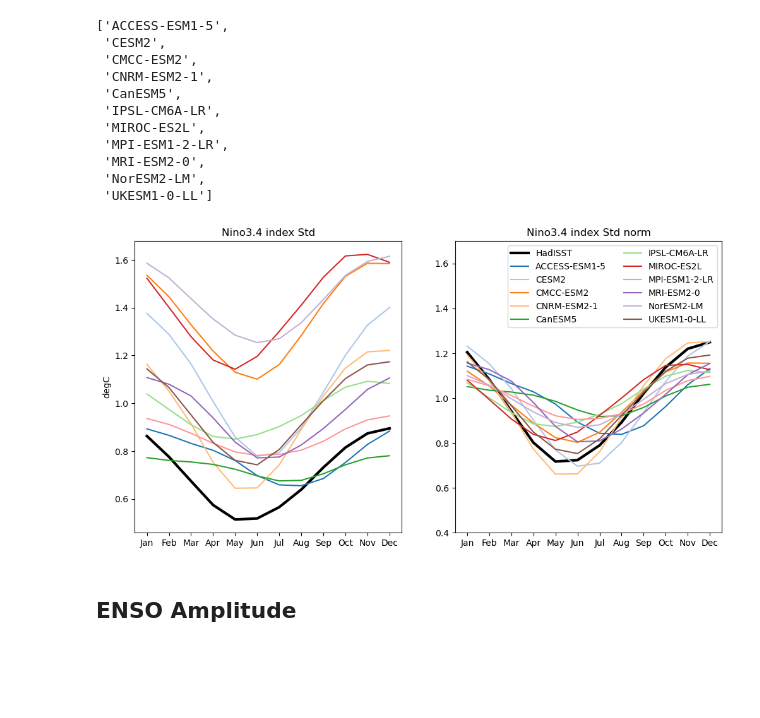
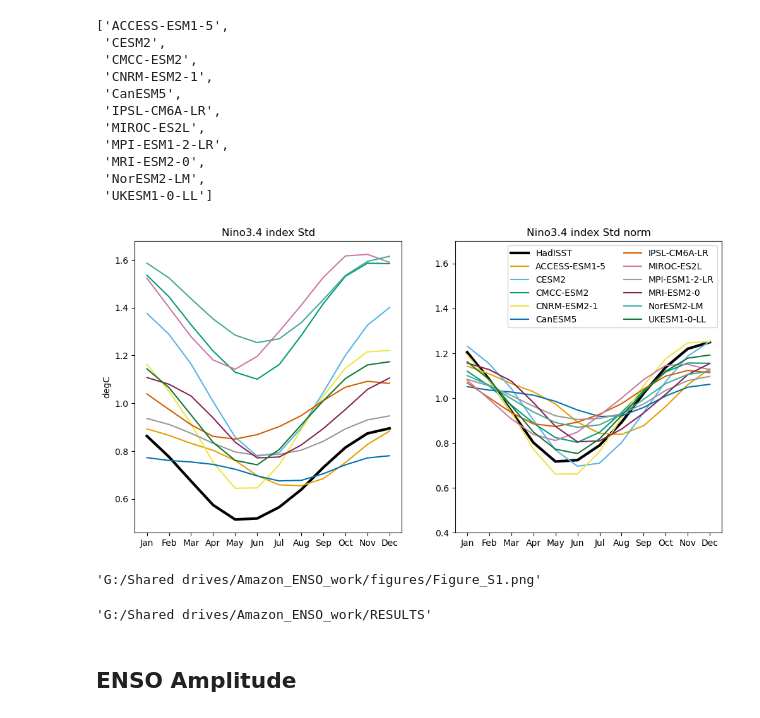
Before and after one commit to Matteo-Mastro/Amazon_CMIP6, a Jupyter notebook: Code/analysis/Figure S1,S17,S18.ipynb, the cells around one changed output. Cells and saved outputs as stored; diff of their text form; code cells hidden in the pictures; blank space fills up the shorter version.

```diff
--- a/Code/analysis/Figure S1,S17,S18.ipynb
+++ b/Code/analysis/Figure S1,S17,S18.ipynb
@@ -103,8 +103,7 @@ def xr_mean_esm(xarray_list):
 data_path = 'C:/Users/mastr/Documents/Amazon'
 
 # -- Path for the output files (images, etc)
-out_path = 'C:/Users/mastr/Documents/Amazon/RESULTS'
-out_path = 'G:/Shared drives/Amazon_ENSO_work/RESULTS'
+out_path = 'G:/Shared drives/Amazon_ENSO_work/figures'
 
 # -- Create directories
 checkDir(data_path)
@@ -248,39 +247,51 @@ sorted(list(set(esm)))
 data_list = esm.copy()
 data_list = sorted(list(set(data_list)))
 data_list.insert(0,"HadISST")
 
 fig, axs = plt.subplots(nrows=1, ncols=2, figsize=(12, 6)) #, constrained_layout=True)
 months = ["Jan", "Feb", "Mar", "Apr", "May", "Jun", "Jul", "Aug", "Sep", "Oct", "Nov", "Dec"]
 
 axs[0].plot(nino34_obs, color = 'black', linewidth = 3)
 axs[1].plot(nino34_obs_norm, color = 'black', linewidth = 3)
 
-cmap = plt.cm.get_cmap('tab20')
-colors = {model: cmap(i) for i, model in enumerate(sorted(list(set(esm))))}
+colorblind_12 = [
+   "#E69F00", "#56B4E9", "#009E73", "#F0E442",
+    "#0072B2", "#D55E00", "#CC79A7", "#999999",
+    "#882255", "#44AA99", "#117733", "#DDCC77"
+]
+colors = {model: colorblind_12[i] for i, model in enumerate(sorted(list(set(esm))))}
 
 # axs[0].set_prop_cycle(color=colors)
 # axs[1].set_prop_cycle(color=colors)
 
 
 for i, item in enumerate(sorted(list(set(esm)))):
     axs[0].plot(months, nino34[item], color = colors[item])
     axs[1].plot(months, nino34_norm[item], color = colors[item])
 
 # axs[0].set_ylim(0.3,1.8)
 axs[0].set_ylabel("degC")
 axs[0].set_title("Nino3.4 index Std")
 axs[1].set_title("Nino3.4 index Std norm")
 axs[1].set_ylim(0.4,1.7)
 axs[1].legend(data_list, fontsize = 10, ncol=2)
 
-title = "Nino3.4 index phase locking"
+title = "Figure_S1"
 # fig.suptitle(title, fontsize = 14)
-output_file = os.path.join(out_path + "/validation_" + title) + ".png"
-# plt.savefig(output_file, bbox_inches='tight')
+output_file = os.path.join(out_path + "/" + title) + ".png"
+plt.savefig(output_file, bbox_inches='tight')
 plt.show()
 plt.close()
 # %% [output]
-[figure, old version]
+[figure, new version]
+# %%
+output_file
+# %% [output]
+'G:/Shared drives/Amazon_ENSO_work/figures/Figure_S1.png'
+# %%
+out_path
+# %% [output]
+'G:/Shared drives/Amazon_ENSO_work/RESULTS'
 # %% [markdown]
 ## ENSO Amplitude
 # %%
```
Also changed, not shown: 5 other files.
